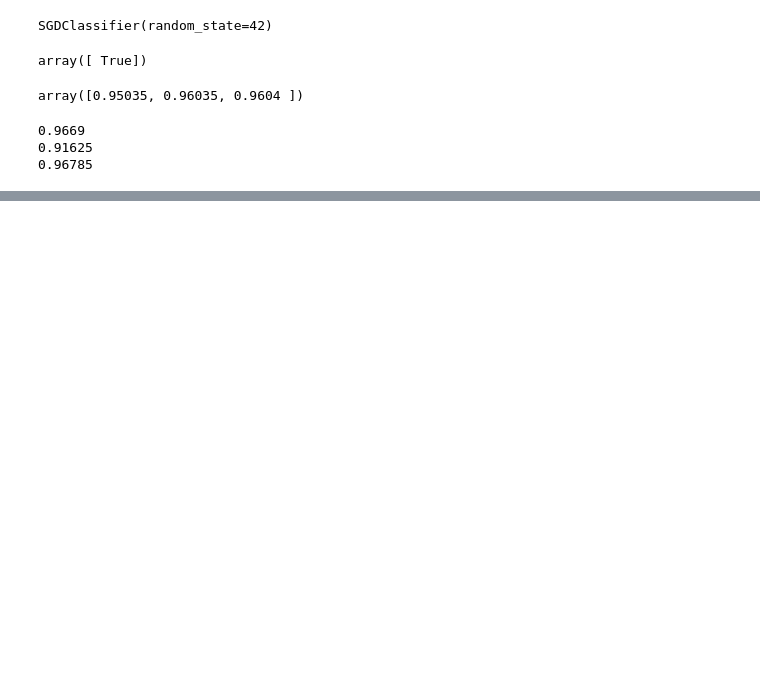
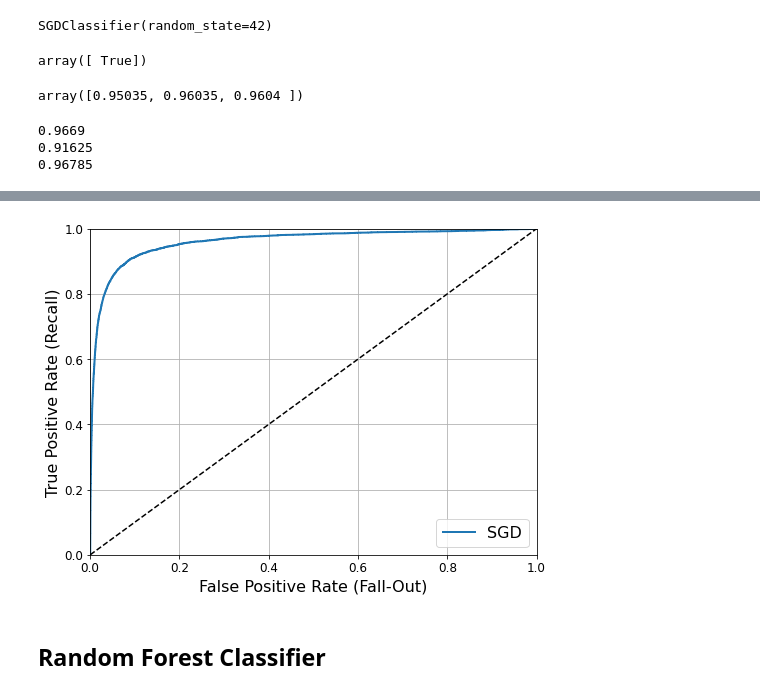
Before and after one commit to gilbert-noriega-ii/hand-written-digits-classification, a Jupyter notebook: final_notebook.ipynb, the cells around one changed output, grey strips where cells are left out. Cells and saved outputs as stored; diff of their text form; code cells hidden in the pictures; blank space fills up the shorter version.

Commit message:
adding binary classifiers

```diff
--- a/final_notebook.ipynb
+++ b/final_notebook.ipynb
@@ -110,0 +218,8 @@ for train_index, test_index in skfolds.split(X_train, y_train_5):
+# %%
+fpr, tpr, thresholds = roc_curve(y_train_5, y_scores)
+# %%
+functions.plot_roc_curve(fpr,tpr,'SGD')
+# %% [output]
+[figure, added]
+# %% [markdown]
+## Random Forest Classifier
```
Also changed, not shown: parts of 39 cells of this notebook.
